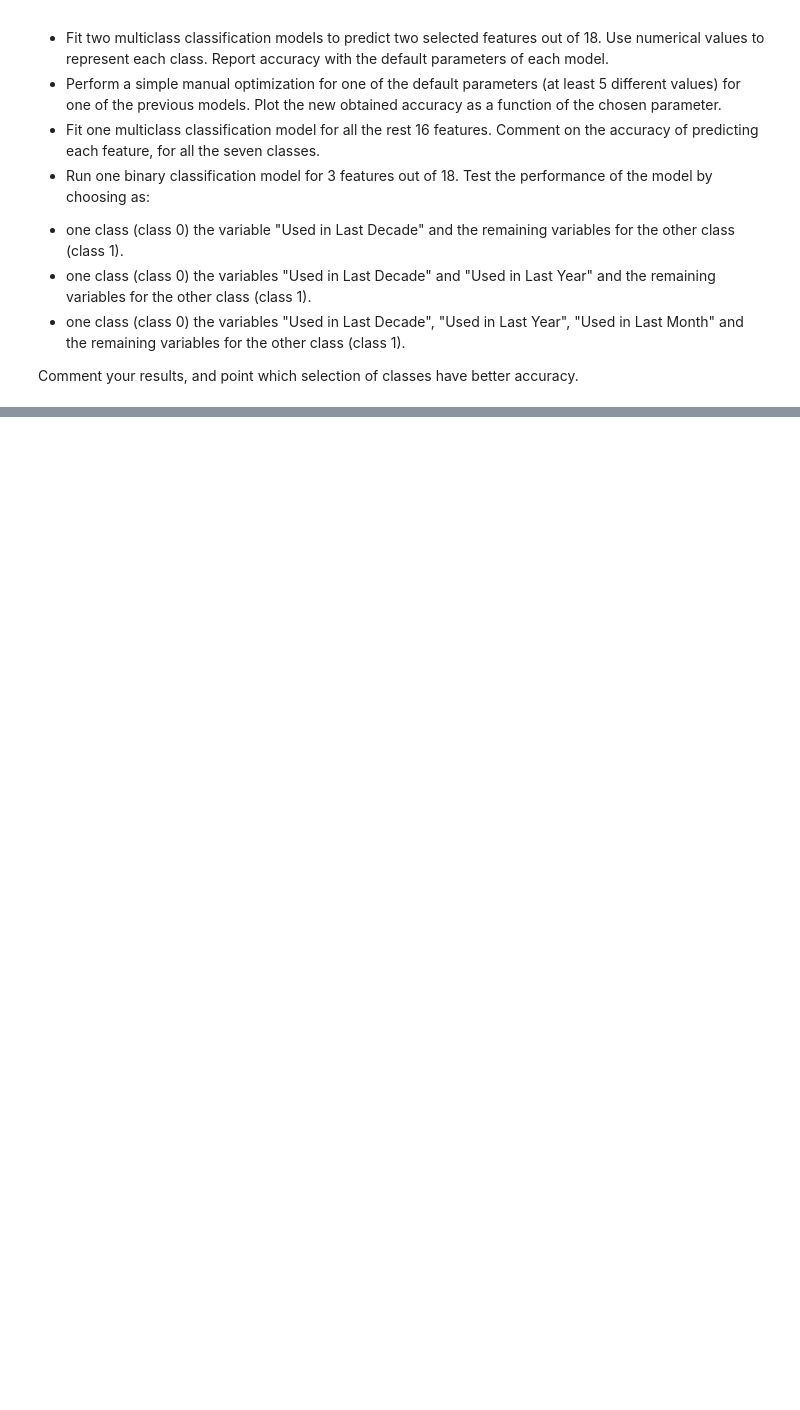
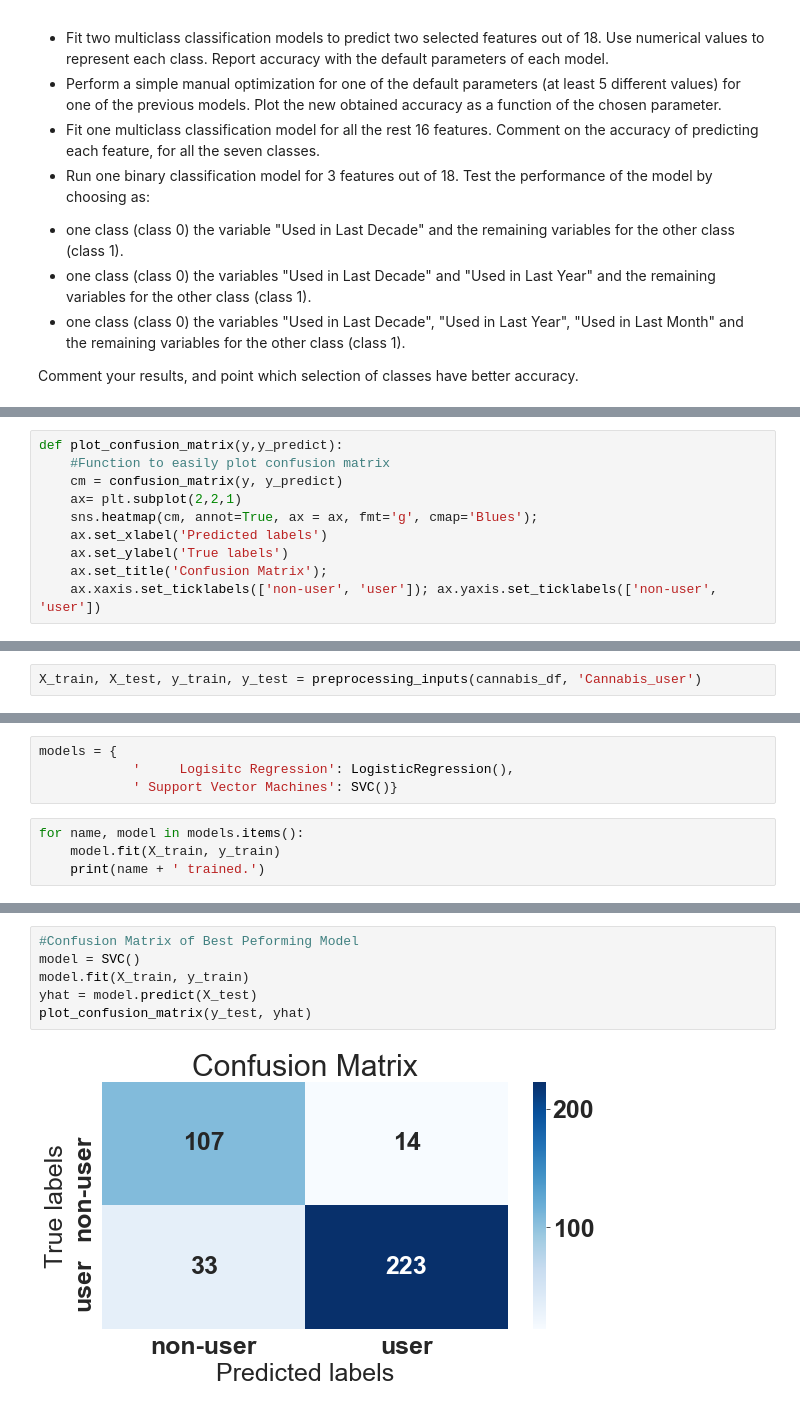
Before and after one commit to packetech/Arcada-BDA, a Jupyter notebook: Assignment_1.ipynb, the cells around one changed output, grey strips where cells are left out. Drawn from its saved outputs; the diff is of its cells as text; blank space fills up the shorter version.

```diff
--- a/Assignment_1.ipynb
+++ b/Assignment_1.ipynb
@@ -781,0 +927,10 @@ drug_df_features
+# %%
+def plot_confusion_matrix(y,y_predict):
+    #Function to easily plot confusion matrix
+    cm = confusion_matrix(y, y_predict)
+    ax= plt.subplot(2,2,1)
+    sns.heatmap(cm, annot=True, ax = ax, fmt='g', cmap='Blues');
+    ax.set_xlabel('Predicted labels')
+    ax.set_ylabel('True labels')
+    ax.set_title('Confusion Matrix');
+    ax.xaxis.set_ticklabels(['non-user', 'user']); ax.yaxis.set_ticklabels(['non-user', 'user'])
@@ -781,0 +939,2 @@ drug_df_features
+# %%
+X_train, X_test, y_train, y_test = preprocessing_inputs(cannabis_df, 'Cannabis_user')
@@ -781,0 +956,8 @@ drug_df_features
+# %%
+models = {
+            '     Logisitc Regression': LogisticRegression(),
+            ' Support Vector Machines': SVC()}
+# %%
+for name, model in models.items():
+    model.fit(X_train, y_train)
+    print(name + ' trained.')
@@ -781,0 +990,8 @@ drug_df_features
+# %%
+#Confusion Matrix of Best Peforming Model
+model = SVC()
+model.fit(X_train, y_train)
+yhat = model.predict(X_test)
+plot_confusion_matrix(y_test, yhat)
+# %% [output]
+[figure, added]
```
Also changed, not shown: parts of 55 cells of this notebook.
